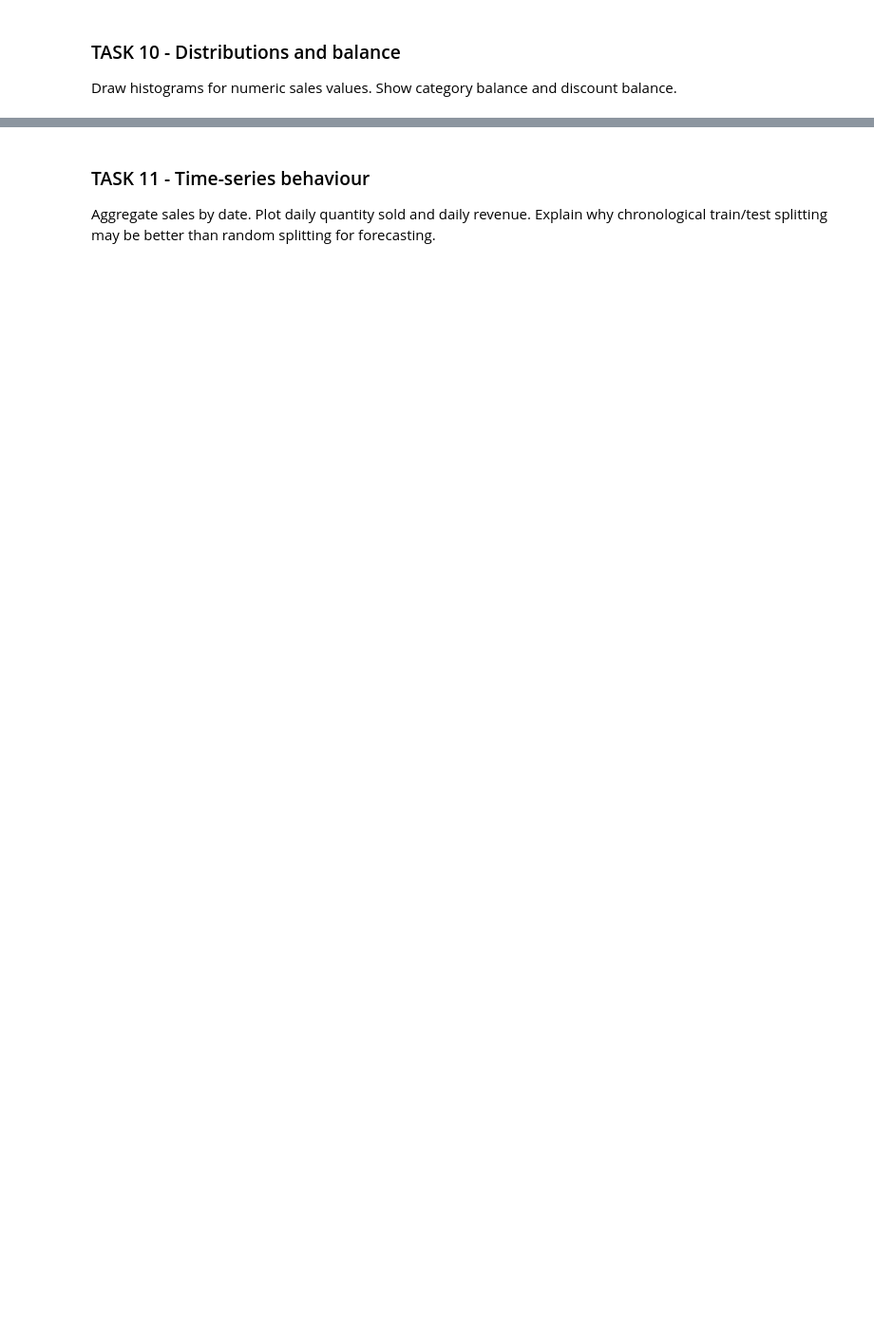
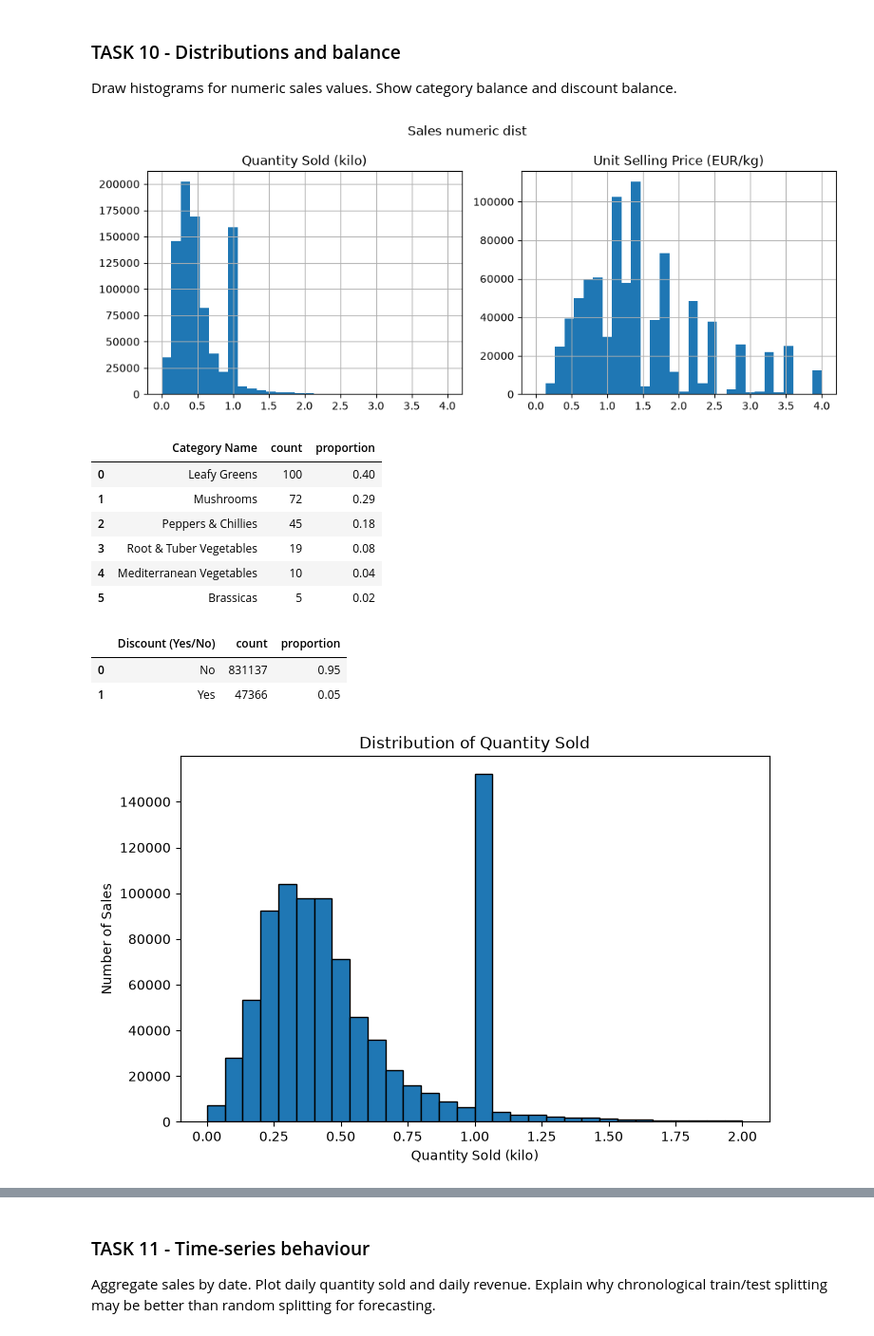
Before and after one commit to dev-deg/aci-26-pt, a Jupyter notebook: full-dataset-example/full_dataset_pipeline.ipynb, the cells around one changed output, grey strips where cells are left out. Shown at 95% size. Saved outputs shown, nothing was run; the diff lists cells and outputs as text; code cells hidden in the pictures; blank space fills up the shorter version.

```diff
--- a/full-dataset-example/full_dataset_pipeline.ipynb
+++ b/full-dataset-example/full_dataset_pipeline.ipynb
@@ -450,4 +500,58 @@ wholesale_clean = wholesale_prices.copy()
 
 Draw histograms for numeric sales values. Show category balance and discount balance.
 # %%
-# TODO
+sales_clean[['Quantity Sold (kilo)','Unit Selling Price (EUR/kg)']].hist(
+    bins=30,
+    figsize=(10,4),
+    range=(0, 4),
+)
+plt.suptitle('Sales numeric dist')
+plt.tight_layout()
+plt.show()
+
+display(category_counts)
+display(discount_counts)
+
+# If you display graphs separately, you can easily adjust each graph's range of values (Zooming in)
+plt.figure(figsize=(8, 5))
+
+plt.hist(
+    sales_clean['Quantity Sold (kilo)'],
+    bins=30,
+    range=(0, 2),
+    edgecolor='black'
+)
+
+plt.xlabel('Quantity Sold (kilo)')
+plt.ylabel('Number of Sales')
+plt.title('Distribution of Quantity Sold')
+
+plt.show()
+
+plt.figure(figsize=(8, 5))
+
+plt.hist(
+    sales_clean['Unit Selling Price (EUR/kg)'],
+    bins=30,
+    range=(0, 4),
+    edgecolor='black'
+)
+
+plt.xlabel('Unit Selling Price (EUR/kg)')
+plt.ylabel('Number of Sales')
+plt.title('Distribution of Unit Selling Price')
+
+plt.show()
+# %% [output]
+[figure, added]
+|  | Category Name | count | proportion |
+| 0 | Leafy Greens | 100 | 0.40 |
+| 1 | Mushrooms | 72 | 0.29 |
+| 2 | Peppers & Chillies | 45 | 0.18 |
+| 3 | Root & Tuber Vegetables | 19 | 0.08 |
+| 4 | Mediterranean Vegetables | 10 | 0.04 |
+| 5 | Brassicas | 5 | 0.02 |
+|  | Discount (Yes/No) | count | proportion |
+| 0 | No | 831137 | 0.95 |
+| 1 | Yes | 47366 | 0.05 |
+[figure, added]
```
Also changed, not shown: parts of 7 cells of this notebook, 5 other files.
